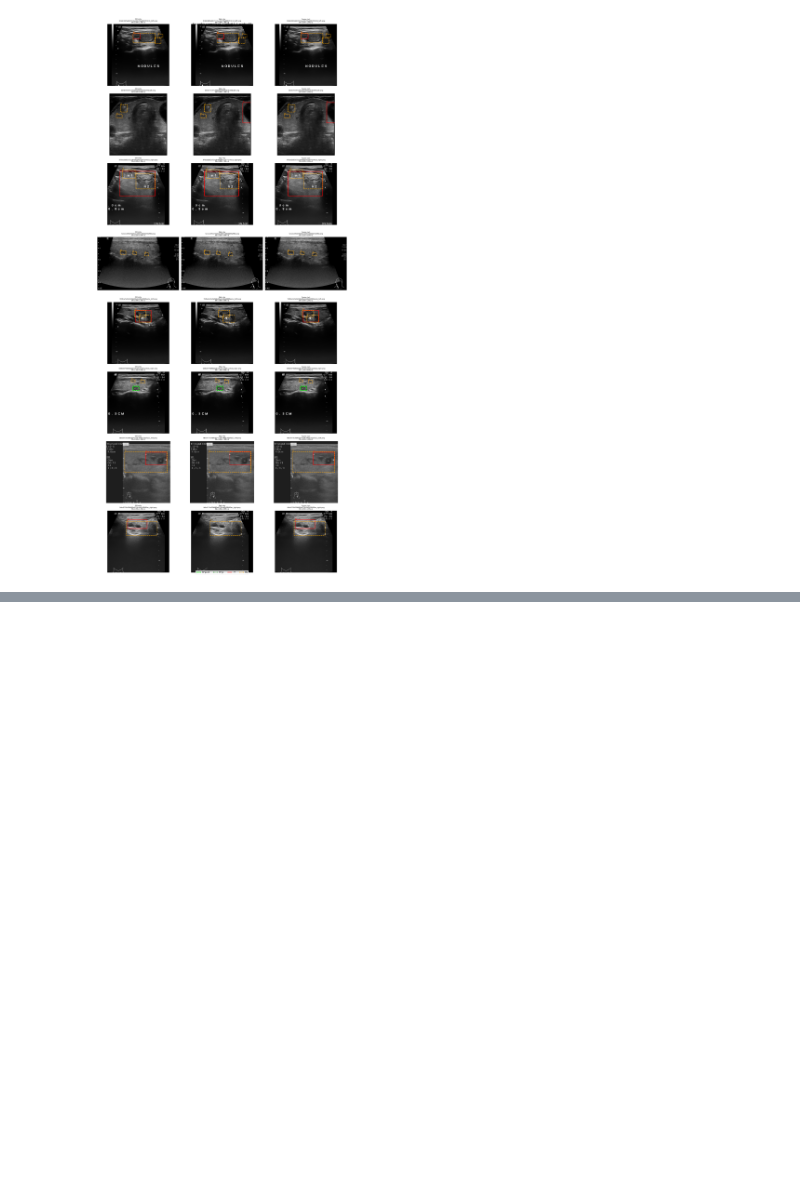
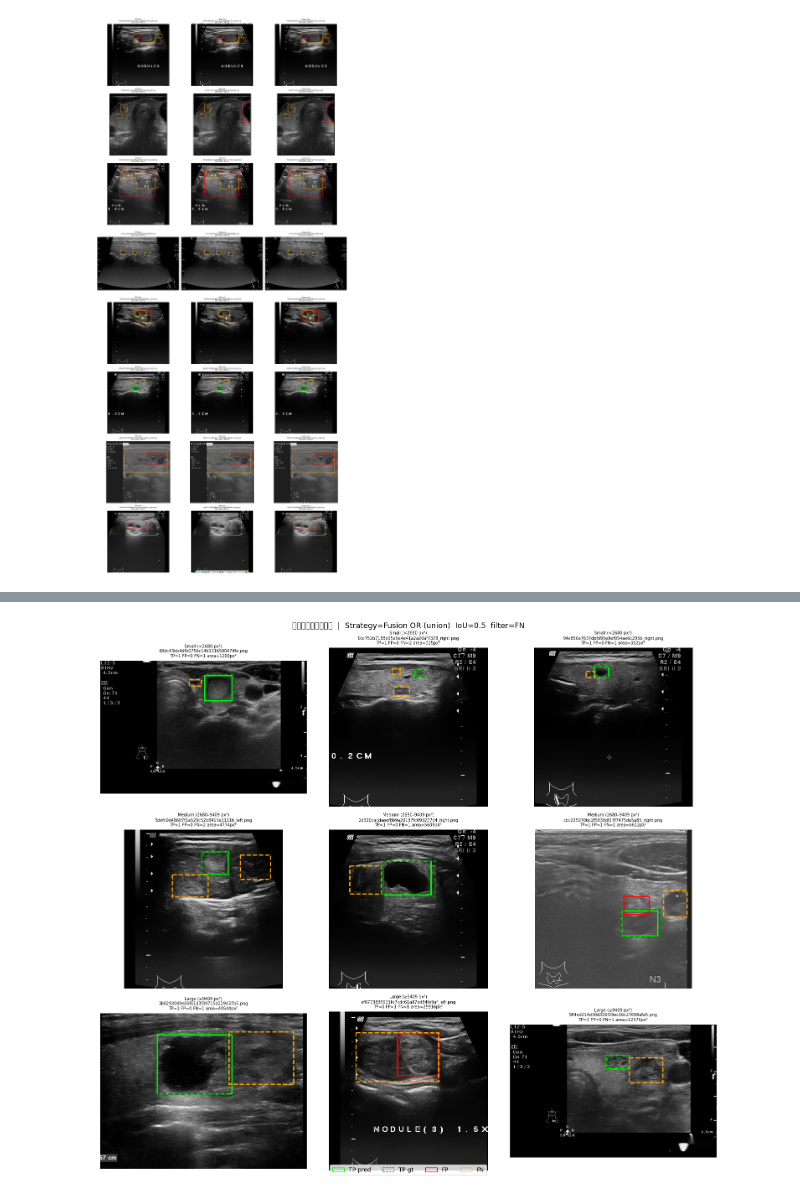
Before and after one commit to fenofista/thyroid, a Jupyter notebook: yolo_code_od/testing_ensemble.ipynb, the cells around one changed output, grey strips where cells are left out. Drawn from its saved outputs; the diff is of its cells as text; code cells hidden in the pictures; blank space fills up the shorter version.

```diff
--- a/yolo_code_od/testing_ensemble.ipynb
+++ b/yolo_code_od/testing_ensemble.ipynb
@@ -667,0 +925,96 @@ visualize_ensemble_samples(
+# %%
+# ============================================================
+# 樣本視覺化：每個大小分組各取 N 個 FN（漏偵）和 TP 案例
+# ============================================================
+
+def visualize_by_size(od_raw, seg_raw, results_by_strategy_iou,
+                      strategy='or', iou_threshold=0.5,
+                      n_per_cat=3, match_type_filter='FN', seed=42):
+    """
+    按結節大小分組，從指定 match_type（FN 或 TP）中各抽樣 n_per_cat 張圖顯示。
+    """
+    rng = random.Random(seed)
+    df = results_by_strategy_iou[strategy][iou_threshold].copy()
+    df['gt_area']  = df['gt_box'].apply(get_gt_area)
+    fp_m = df['match_type'] == 'FP'
+    df.loc[fp_m, 'gt_area'] = df.loc[fp_m, 'pred_box'].apply(get_gt_area)
+    df['size_cat'] = df['gt_area'].apply(size_category)
+
+    fname_to_idx = {Path(p).name: i for i, (p, _, _) in enumerate(od_raw)}
+
+    nrows = len(SIZE_LABELS)
+    ncols = n_per_cat
+    fig, axes = plt.subplots(nrows, ncols, figsize=(5 * ncols, 4.5 * nrows))
+    if nrows == 1:
+        axes = axes[np.newaxis, :]
+
+    for row_i, sc in enumerate(SIZE_LABELS):
+        sub = df[(df['size_cat'] == sc) & (df['match_type'] == match_type_filter)]
+        fnames = sub['file_name'].unique().tolist()
+        fnames = rng.sample(fnames, min(n_per_cat, len(fnames)))
+
+        for col_i in range(ncols):
+            ax = axes[row_i, col_i]
+            ax.axis('off')
+            if col_i >= len(fnames):
+                continue
+            fname = fnames[col_i]
+            idx = fname_to_idx.get(fname)
+            if idx is None:
+                continue
+            od_path = od_raw[idx][0]
+            img = cv2.cvtColor(cv2.imread(od_path), cv2.COLOR_BGR2RGB)
+            ax.imshow(img)
+
+            recs = df[df['file_name'] == fname].to_dict('records')
+            for rec in recs:
+                mt = rec['match_type']
+                if mt == 'TP':
+                    for box, c, ls in [(rec['pred_box'], 'lime', '-'),
+                                       (rec['gt_box'],   'green', '--')]:
+                        if box:
+                            ax.add_patch(plt.Rectangle(
+                                (box[0], box[1]), box[2]-box[0], box[3]-box[1],
+                                linewidth=2, edgecolor=c, facecolor='none', linestyle=ls))
+                elif mt == 'FP':
+                    b = rec['pred_box']
+                    if b:
+                        ax.add_patch(plt.Rectangle(
+                            (b[0], b[1]), b[2]-b[0], b[3]-b[1],
+                            linewidth=2, edgecolor='red', facecolor='none'))
+                elif mt == 'FN':
+                    b = rec['gt_box']
+                    if b:
+                        ax.add_patch(plt.Rectangle(
+                            (b[0], b[1]), b[2]-b[0], b[3]-b[1],
+                            linewidth=2, edgecolor='orange', facecolor='none', linestyle='--'))
+
+            tp = sum(1 for r in recs if r['match_type'] == 'TP')
+            fp = sum(1 for r in recs if r['match_type'] == 'FP')
+            fn = sum(1 for r in recs if r['match_type'] == 'FN')
+            area_val = sub[sub['file_name'] == fname]['gt_area'].values
+            area_str = f"{area_val[0]:.0f}px²" if len(area_val) > 0 else ''
+            ax.set_title(f"{sc.replace(chr(10), ' ')}\n{fname}\nTP={tp} FP={fp} FN={fn} area≈{area_str}",
+                         fontsize=7)
+
+    legend_elems = [
+        mpatches.Patch(edgecolor='lime',   facecolor='none', linestyle='-',  label='TP pred'),
+        mpatches.Patch(edgecolor='green',  facecolor='none', linestyle='--', label='TP gt'),
+        mpatches.Patch(edgecolor='red',    facecolor='none', linestyle='-',  label='FP'),
+        mpatches.Patch(edgecolor='orange', facecolor='none', linestyle='--', label='FN'),
+    ]
+    fig.legend(handles=legend_elems, loc='lower center', ncol=4, fontsize=10)
+    plt.suptitle(
+        f'結節大小樣本視覺化  |  Strategy={strategy_labels[strategy]}  '
+        f'IoU={iou_threshold}  filter={match_type_filter}',
+        fontsize=13
+    )
+    plt.tight_layout()
+    plt.show()
+
+# FN（漏偵）樣本：最能體現小結節偵測困難
+visualize_by_size(od_raw, seg_raw, results_by_strategy_iou,
+                  strategy='or', iou_threshold=0.5,
+                  n_per_cat=3, match_type_filter='FN')
+# %% [output]
+[figure, added]
```
Also changed, not shown: parts of 14 cells of this notebook, 2 other files.
